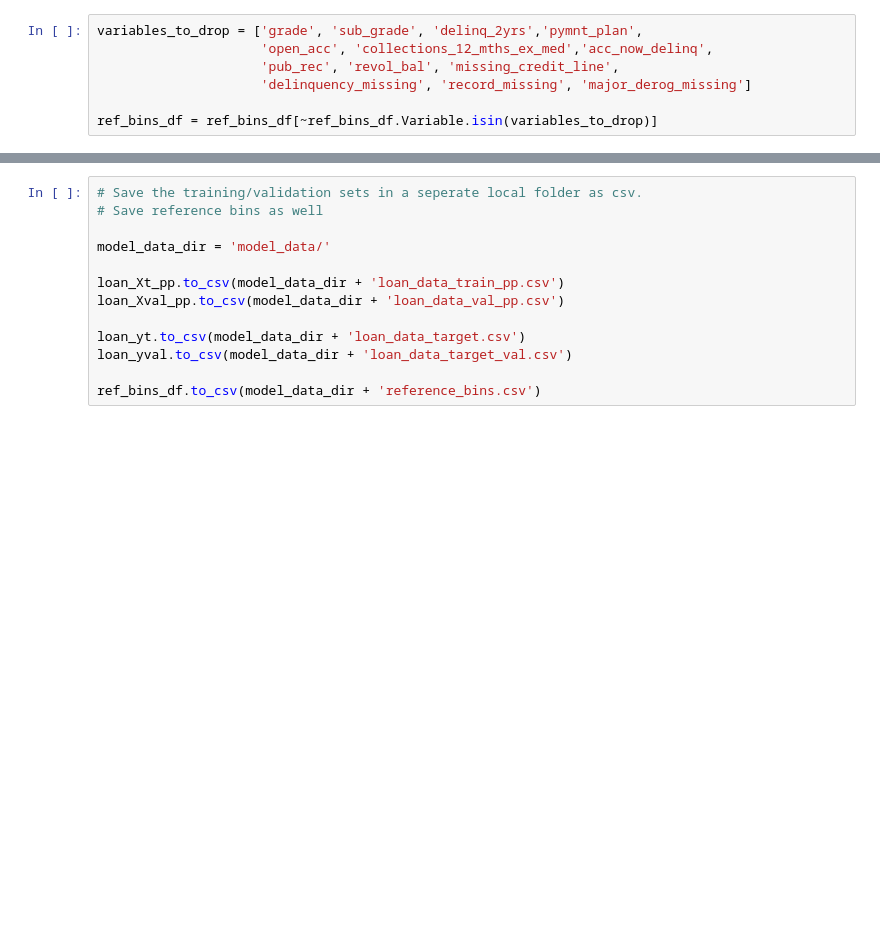
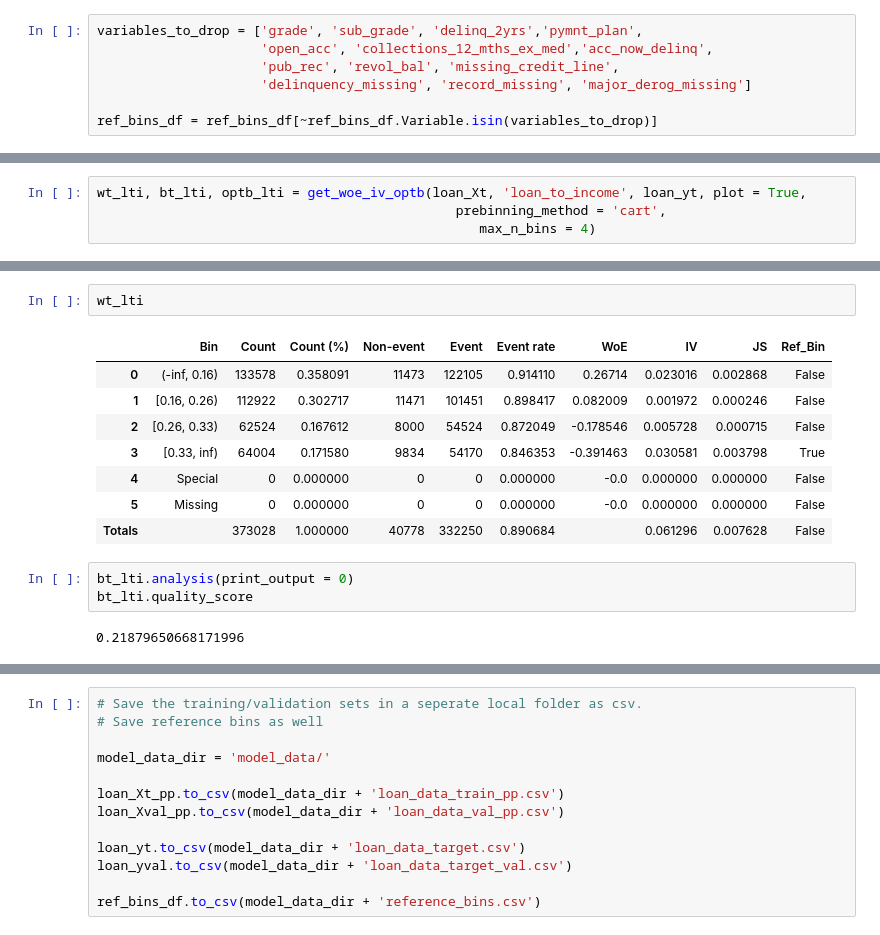
Before and after one commit to oozsoy/credit_risk_modeling, a Jupyter notebook: PD_Feature_Engineer.ipynb, the cells around one changed output, grey strips where cells are left out. Saved outputs shown, nothing was run; the diff lists cells and outputs as text; blank space fills up the shorter version.

```diff
--- a/PD_Feature_Engineer.ipynb
+++ b/PD_Feature_Engineer.ipynb
@@ -1105,0 +1171,4 @@ ref_bins_df = ref_bins_df[~ref_bins_df.Variable.isin(variables_to_drop)]
+# %%
+wt_lti, bt_lti, optb_lti = get_woe_iv_optb(loan_Xt, 'loan_to_income', loan_yt, plot = True,
+                                              prebinning_method = 'cart',
+                                                 max_n_bins = 4)
@@ -1105,0 +1177,16 @@ ref_bins_df = ref_bins_df[~ref_bins_df.Variable.isin(variables_to_drop)]
+# %%
+wt_lti
+# %% [output]
+|  | Bin | Count | Count (%) | Non-event | Event | Event rate | WoE | IV | JS | Ref_Bin |
+| 0 | (-inf, 0.16) | 133578 | 0.358091 | 11473 | 122105 | 0.914110 | 0.26714 | 0.023016 | 0.002868 | False |
+| 1 | [0.16, 0.26) | 112922 | 0.302717 | 11471 | 101451 | 0.898417 | 0.082009 | 0.001972 | 0.000246 | False |
+| 2 | [0.26, 0.33) | 62524 | 0.167612 | 8000 | 54524 | 0.872049 | -0.178546 | 0.005728 | 0.000715 | False |
+| 3 | [0.33, inf) | 64004 | 0.171580 | 9834 | 54170 | 0.846353 | -0.391463 | 0.030581 | 0.003798 | True |
+| 4 | Special | 0 | 0.000000 | 0 | 0 | 0.000000 | -0.0 | 0.000000 | 0.000000 | False |
+| 5 | Missing | 0 | 0.000000 | 0 | 0 | 0.000000 | -0.0 | 0.000000 | 0.000000 | False |
+| Totals |  | 373028 | 1.000000 | 40778 | 332250 | 0.890684 |  | 0.061296 | 0.007628 | False |
+# %%
+bt_lti.analysis(print_output = 0)
+bt_lti.quality_score
+# %% [output]
+0.21879650668171996
```
Also changed, not shown: parts of 33 cells of this notebook.
